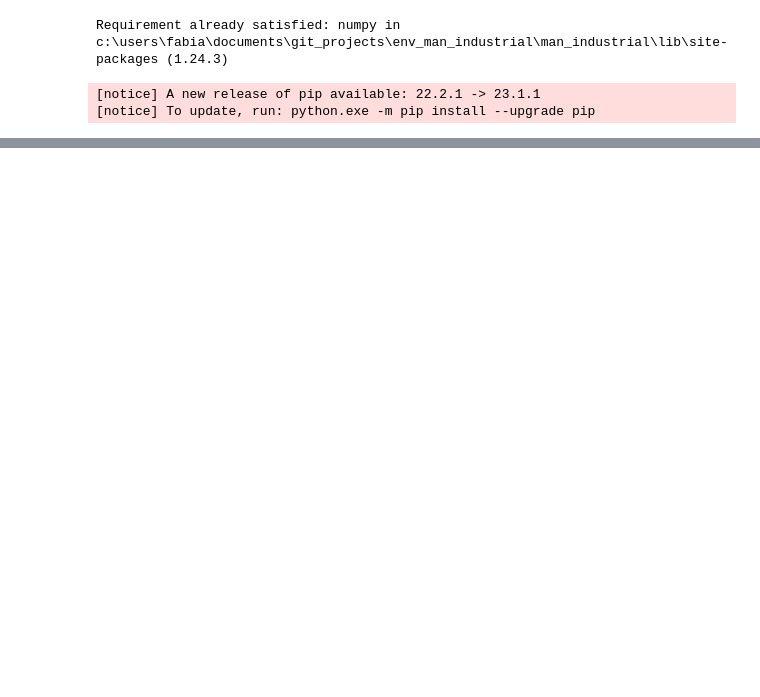
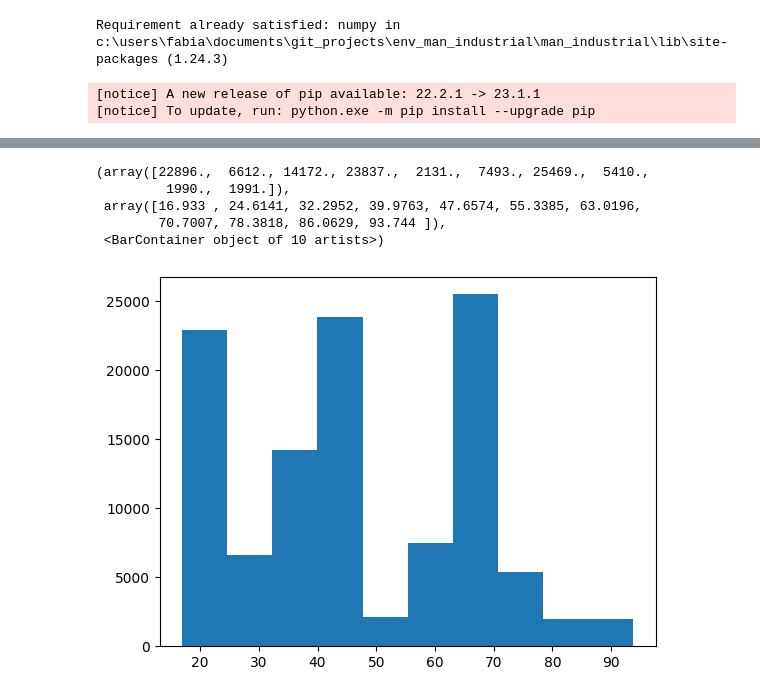
Before and after one commit to Kapitalino/Man_Industrial, a Jupyter notebook: Prueba_MI.ipynb, the cells around one changed output, grey strips where cells are left out. Drawn from its saved outputs; the diff is of its cells as text; code cells hidden in the pictures; blank space fills up the shorter version.

```diff
--- a/Prueba_MI.ipynb
+++ b/Prueba_MI.ipynb
@@ -65,3 +46,6 @@ import pandas as pd
 import numpy as np
 import matplotlib.pyplot as plt
 from sklearn.model_selection import train_test_split
+# %%
+url = "https://raw.githubusercontent.com/Kapitalino/Man_Industrial/main/predictive-maintenance-dataset.csv"
+df = pd.read_csv(url)
@@ -67,0 +94,11 @@ from sklearn.model_selection import train_test_split
+# %%
+
+# Crear un histograma de una columna del dataframe
+plt.hist(df['revolutions'])
+# %% [output]
+(array([22896.,  6612., 14172., 23837.,  2131.,  7493., 25469.,  5410.,
+         1990.,  1991.]),
+ array([16.933 , 24.6141, 32.2952, 39.9763, 47.6574, 55.3385, 63.0196,
+        70.7007, 78.3818, 86.0629, 93.744 ]),
+ <BarContainer object of 10 artists>)
+[figure, added]
```
Also changed, not shown: parts of 15 cells of this notebook.
